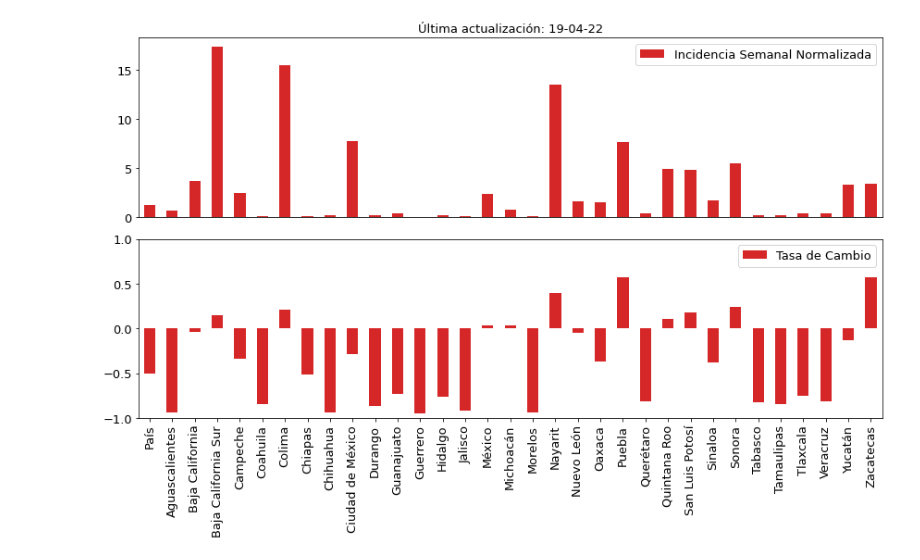
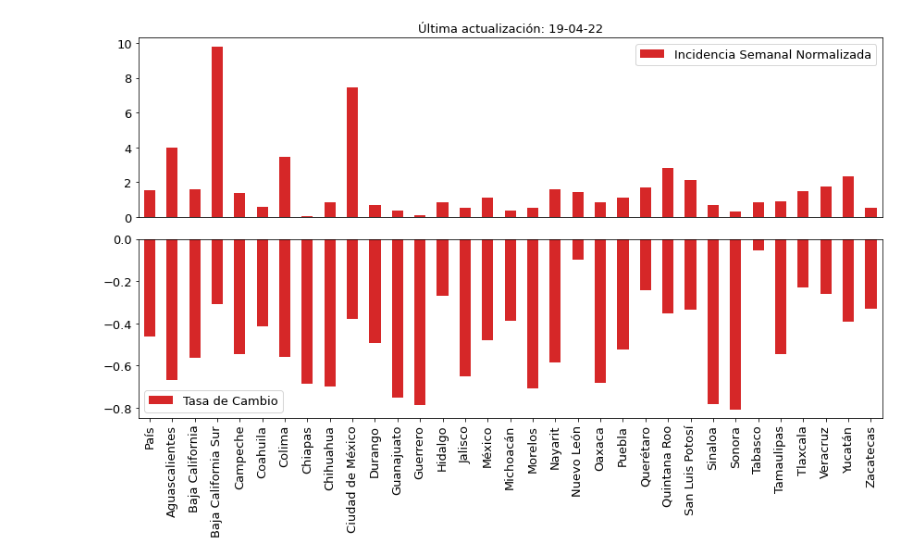
Before and after one commit to moises-santillan/Covid19-Mexico, a Jupyter notebook: Code/covid19.ipynb, the cells around one changed output. Cells and saved outputs as stored; diff of their text form; code cells hidden in the pictures.

```diff
--- a/Code/covid19.ipynb
+++ b/Code/covid19.ipynb
@@ -39,4 +43,7 @@ ValueError: list.remove(x): x not in list
 # %%
+Lag = 90
+Date_Range = pd.date_range(end=pd.to_datetime('today').date(), periods=Lag)
+
 columns = list(df.columns)
 columns.remove('ENTIDAD_RES')
 columns.remove('FECHA_SINTOMAS')
@@ -59,24 +64,19 @@ for entity in range(33):
 df_Incidence.to_csv("../Data/Incidence.csv", index=False)
 # %%
+Entities = list(df_Entities.Entidad)
+df_Nowcasting = pd.DataFrame()
+df_Nowcasting["Date"] = df_Incidence["Date"]
+trst = 12
 loc = (pd.to_datetime(df['FECHA_INGRESO'])-pd.to_datetime(df['FECHA_SINTOMAS'])).mean().total_seconds()/3600/24 + 3
 scale = (pd.to_datetime(df['FECHA_INGRESO'])-pd.to_datetime(df['FECHA_SINTOMAS'])).std().total_seconds()/3600/24
-
-Entities = list(df_Entities.Entidad)
-trst = 15
-
-df_Nowcasting = pd.DataFrame()
-df_Nowcasting["Date"] = df_Incidence["Date"]
 for entity in Entities:
     aux = df_Incidence[entity].rolling(5, center=True).mean()
     aux[[0, 1, Lag-2, Lag-1]] = df_Incidence[entity][[0, 1, Lag-2, Lag-1]]
-    model_fit = AutoReg(aux[:-trst], lags=7, trend='t', seasonal=True, period= 7).fit()
+    aux /= norm.cdf(range(Lag-1, -1, -1), loc=loc, scale=scale)
     df_Nowcasting[entity] = aux
-    prediction = model_fit.predict(start=Lag-trst, end=Lag-1)
-    for i in range(Lag-trst, Lag):
-        df_Nowcasting.at[i, entity] = max(prediction.at[i], df_Nowcasting.at[i, entity])
 # %%
-entity = "Querétaro"
-plt.plot(df_Incidence["Date"][0:], df_Incidence[entity][0:])
-plt.plot(df_Nowcasting["Date"][0:], df_Nowcasting[entity][0:])
+entity = "País"
+plt.plot(df_Incidence["Date"][50:], df_Incidence[entity][50:],'o')
+plt.plot(df_Nowcasting["Date"][50:], df_Nowcasting[entity][50:],'o')
 # %% [output]
 [<matplotlib.lines.Line2D at 0x...>]
@@ -85,7 +85,8 @@ plt.plot(df_Nowcasting["Date"][0:], df_Nowcasting[entity][0:])
 Incidences = []
 Rates = []
 for entity in Entities:
-    Incidences.append(df_Nowcasting[entity][Lag-7:].sum())
-    Rates.append(df_Nowcasting[entity][Lag-7:].sum() / df_Nowcasting[entity][Lag-14:Lag-7].sum() - 1)
+    Incidences.append(df_Nowcasting[entity][Lag-10:-3].sum())
+    Rates.append(df_Nowcasting[entity][Lag-10:-3].sum() / df_Nowcasting[entity][Lag-17:Lag-10].sum() - 1)
 df_Entities["Incidencia Semanal"] = Incidences
 df_Entities['Tasa de Cambio'] = Rates
+df_Entities["Incidencia Semanal Normalizada"] = df_Entities["Incidencia Semanal"] / df_Entities["Población"] * 1e5
@@ -95,19 +93,18 @@ df_Entities['Tasa de Cambio'] = Rates
 # %%
 fig, axs = plt.subplots(nrows=2, ncols=1, figsize=(12, 8))
 df_Entities.plot.bar(x='Entidad', y='Incidencia Semanal Normalizada', color='C3', ax=axs[0])
 axs[0].set_title('Última actualización: '+pd.to_datetime('today').strftime('%d-%m-%y'), fontsize=13)
 axs[0].set_xlabel('')
 axs[0].set_xticks([])
 axs[0].yaxis.set_tick_params(labelsize=13)
 axs[0].legend(fontsize=13)
 df_Entities.plot.bar(x='Entidad', y='Tasa de Cambio', color='C3', ax=axs[1])
-axs[1].set_ylim([-1, 1])
 axs[1].set_xlabel('')
 axs[1].xaxis.set_tick_params(labelsize=13)
 axs[1].yaxis.set_tick_params(labelsize=13)
 axs[1].legend(fontsize=13)
 fig.tight_layout()
-#fig.savefig('../docs/Fig01.png')
+fig.savefig('../docs/Fig01.png')
 # %% [output]
-[figure, old version]
+[figure, new version]
 # %%
```
Also changed, not shown: parts of 7 cells of this notebook, 3 other files.
